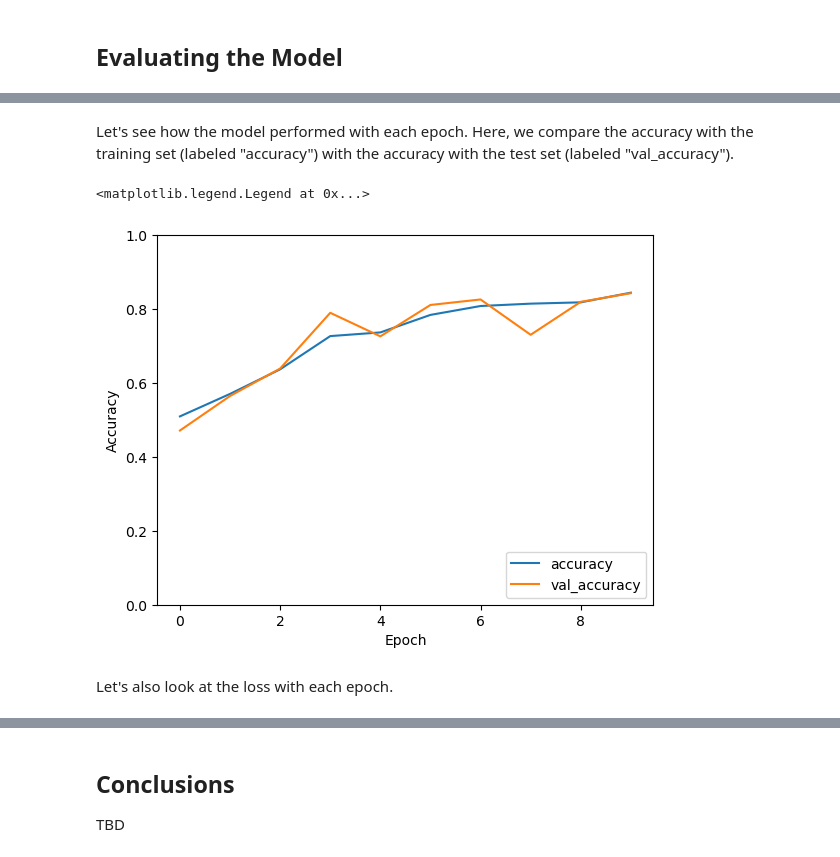
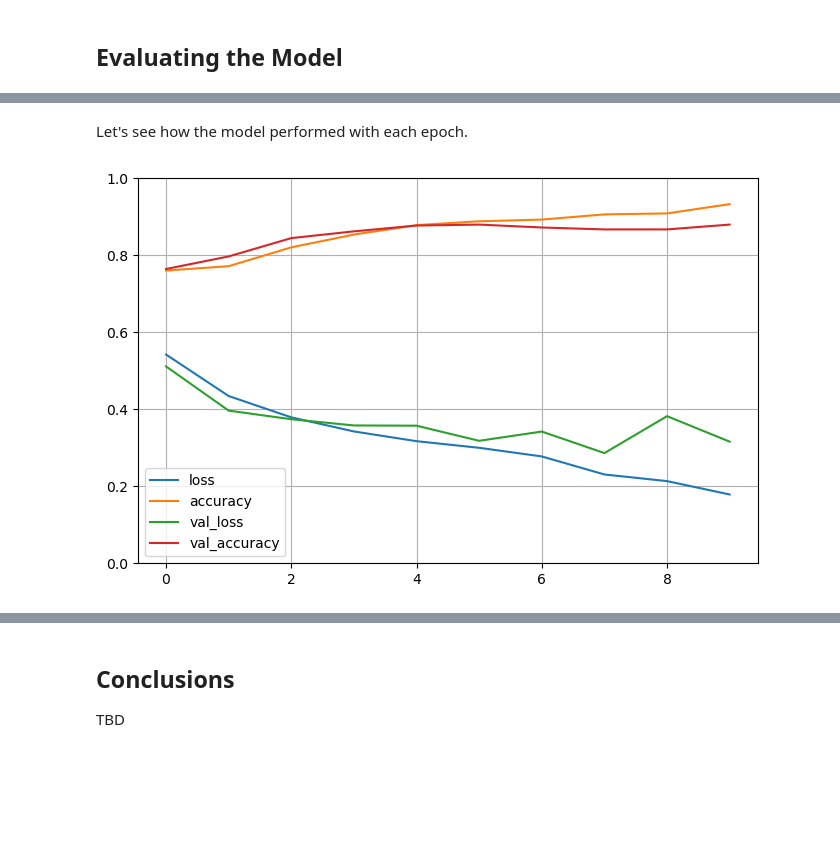
Before and after one commit to pavalos6401/ml-term-project, a Jupyter notebook: cnn.ipynb, the cells around one changed output, grey strips where cells are left out. Saved outputs shown, nothing was run; the diff lists cells and outputs as text; code cells hidden in the pictures; blank space fills up the shorter version.

```diff
--- a/cnn.ipynb
+++ b/cnn.ipynb
@@ -97,4 +56,9 @@ for axs in axs_list:
 # %% [markdown]
 Now we can split the dataset into train and test sets.
 # %%
-X_train, X_test, y_train, y_test = train_test_split(X, Y)
+x_train, x_val, x_test, y_train, y_val, y_test = train_val_test_split(
+    dataset.image, dataset.target
+)
+print(f"x_train: {x_train.shape[0]} images")
+print(f"x_val: {x_val.shape[0]} images")
+print(f"x_test: {x_test.shape[0]} images")
@@ -104,8 +72,10 @@ X_train, X_test, y_train, y_test = train_test_split(X, Y)
 Much like an onion or an ogre, a CNN model consists of layers.
 # %%
 model = models.Sequential()
-model.add(layers.Conv2D(32, (3, 3), activation='relu', input_shape=(64, 64, 1)))
-model.add(layers.MaxPooling2D((2, 2)))
-model.add(layers.Conv2D(64, (3, 3), activation='relu'))
-model.add(layers.MaxPooling2D((2, 2)))
-model.add(layers.Conv2D(64, (3, 3), activation='relu'))
+model.add(
+    layers.Conv2D(filters=32, kernel_size=3, activation="relu", input_shape=(64, 64, 1))
+)
+model.add(layers.MaxPool2D(pool_size=2))
+model.add(layers.Conv2D(filters=64, kernel_size=3, activation="relu"))
+model.add(layers.MaxPool2D(pool_size=2))
+model.add(layers.Conv2D(filters=64, kernel_size=3, activation="relu"))
@@ -131,8 +103,8 @@ Non-trainable params: 0
 _________________________________________________________________
 # %%
 model.add(layers.Flatten())
-model.add(layers.Dense(64, activation='relu'))
-model.add(layers.Dense(10))
+model.add(layers.Dense(units=64, activation="relu"))
+model.add(layers.Dense(units=2))  # Output layer
 # %%
 model.summary()
 # %% [output]
@@ -158,15 +136,9 @@ _________________________________________________________________
 # %%
-model.compile(
-    optimizer='adam',
-    loss=losses.SparseCategoricalCrossentropy(from_logits=True),
-    metrics=['accuracy'],
-)
-
 history = model.fit(
-    X_train,
+    x_train,
     y_train,
     epochs=10,
-    validation_data=(X_test, y_test),
+    validation_data=(x_val, y_val),
 )
 # %% [output]
 Epoch 1/10
@@ -200,14 +174,9 @@ test_loss, test_acc = model.evaluate(X_test, y_test, verbose=2)
 # %% [markdown]
-Let's see how the model performed with each epoch. Here, we compare the accuracy with the training set (labeled "accuracy") with the accuracy with the test set (labeled "val_accuracy").
+Let's see how the model performed with each epoch.
 # %%
-plt.plot(history.history["accuracy"], label="accuracy")
-plt.plot(history.history["val_accuracy"], label="val_accuracy")
-plt.xlabel('Epoch')
-plt.ylabel('Accuracy')
-plt.ylim([0, 1])
-plt.legend(loc='lower right')
+pd.DataFrame(history.history).plot(figsize=(8, 5))
+plt.grid(True)
+plt.gca().set_ylim(0, 1)
+plt.show()
 # %% [output]
-<matplotlib.legend.Legend at 0x...>
-[figure, old version]
+[figure, new version]
-# %% [markdown]
-Let's also look at the loss with each epoch.
```
Also changed, not shown: parts of 33 cells of this notebook, 1 other file.
